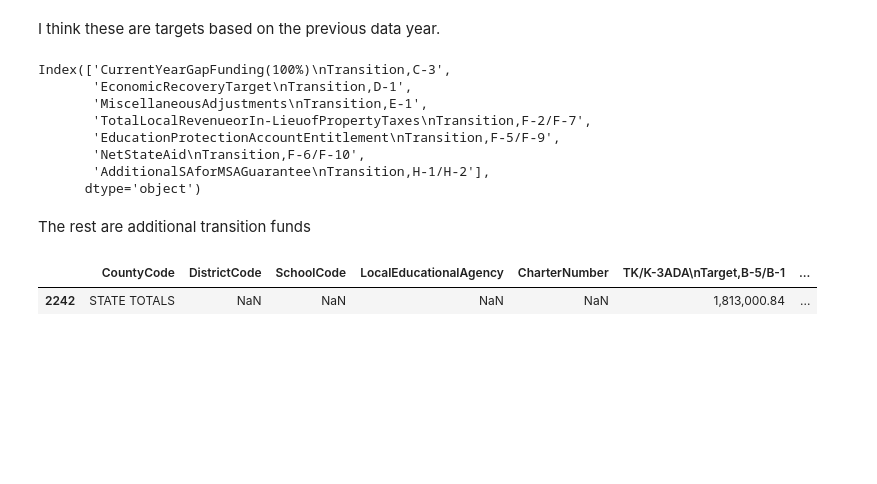
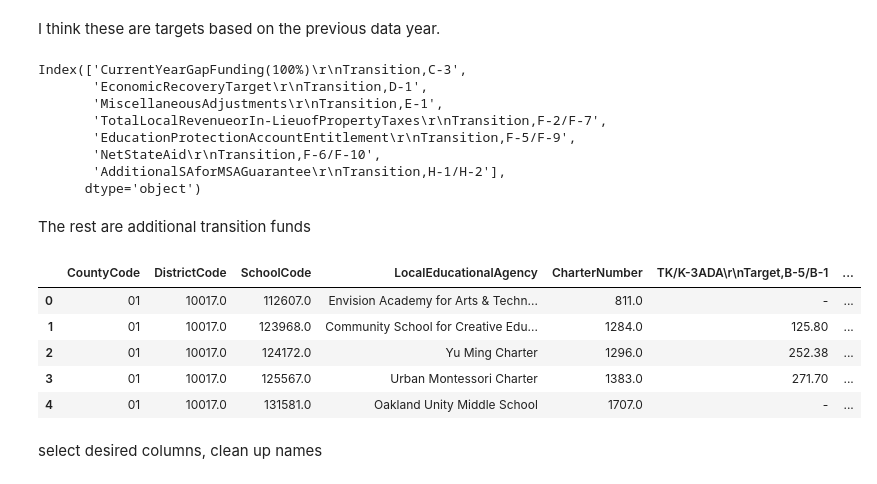
Before and after one commit to fiendskrah/finalcapstone, a Jupyter notebook: new/1_lcff.ipynb, the cells around one changed output. Saved outputs shown, nothing was run; the diff lists cells and outputs as text; code cells hidden in the pictures; blank space fills up the shorter version.

```diff
--- a/new/1_lcff.ipynb
+++ b/new/1_lcff.ipynb
@@ -60,2 +65,2 @@ df.tail(7) # trim the tail, save state totals
 # %%
-df.drop(df.tail(5).index,inplace=True)
+df.drop(df.tail(6).index,inplace=True)
@@ -153,13 +161,13 @@ I think these are targets based on the previous data year.
 # %%
 df.columns[19:30]
 # %% [output]
-Index(['CurrentYearGapFunding(100%)\nTransition,C-3',
-       'EconomicRecoveryTarget\nTransition,D-1',
-       'MiscellaneousAdjustments\nTransition,E-1',
-       'TotalLocalRevenueorIn-LieuofPropertyTaxes\nTransition,F-2/F-7',
-       'EducationProtectionAccountEntitlement\nTransition,F-5/F-9',
-       'NetStateAid\nTransition,F-6/F-10',
-       'AdditionalSAforMSAGuarantee\nTransition,H-1/H-2'],
+Index(['CurrentYearGapFunding(100%)\r\nTransition,C-3',
+       'EconomicRecoveryTarget\r\nTransition,D-1',
+       'MiscellaneousAdjustments\r\nTransition,E-1',
+       'TotalLocalRevenueorIn-LieuofPropertyTaxes\r\nTransition,F-2/F-7',
+       'EducationProtectionAccountEntitlement\r\nTransition,F-5/F-9',
+       'NetStateAid\r\nTransition,F-6/F-10',
+       'AdditionalSAforMSAGuarantee\r\nTransition,H-1/H-2'],
       dtype='object')
 # %% [markdown]
 The rest are additional transition funds
@@ -168,5 +174,11 @@ totals = df.loc[df['CountyCode'] == 'STATE TOTALS']
-# %%
-totals
-# %% [output]
-|  | CountyCode | DistrictCode | SchoolCode | LocalEducationalAgency | CharterNumber | TK/K-3ADA\nTarget,B-5/B-1 | ... |
-| 2242 | STATE TOTALS | NaN | NaN | NaN | NaN | 1,813,000.84 | ... |
+# %%
+df.head()
+# %% [output]
+|  | CountyCode | DistrictCode | SchoolCode | LocalEducationalAgency | CharterNumber | TK/K-3ADA\r\nTarget,B-5/B-1 | ... |
+| 0 | 01 | 10017.0 | 112607.0 | Envision Academy for Arts & Techn... | 811.0 | - | ... |
+| 1 | 01 | 10017.0 | 123968.0 | Community School for Creative Edu... | 1284.0 | 125.80 | ... |
+| 2 | 01 | 10017.0 | 124172.0 | Yu Ming Charter | 1296.0 | 252.38 | ... |
+| 3 | 01 | 10017.0 | 125567.0 | Urban Montessori Charter | 1383.0 | 271.70 | ... |
+| 4 | 01 | 10017.0 | 131581.0 | Oakland Unity Middle School | 1707.0 | - | ... |
+# %% [markdown]
+select desired columns, clean up names
```
Also changed, not shown: parts of 36 cells of this notebook.
